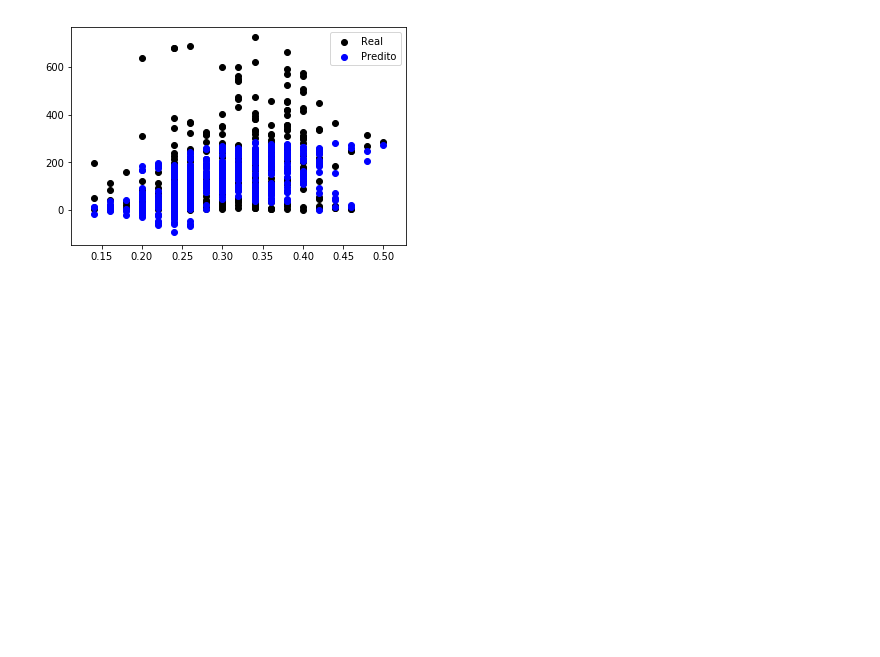
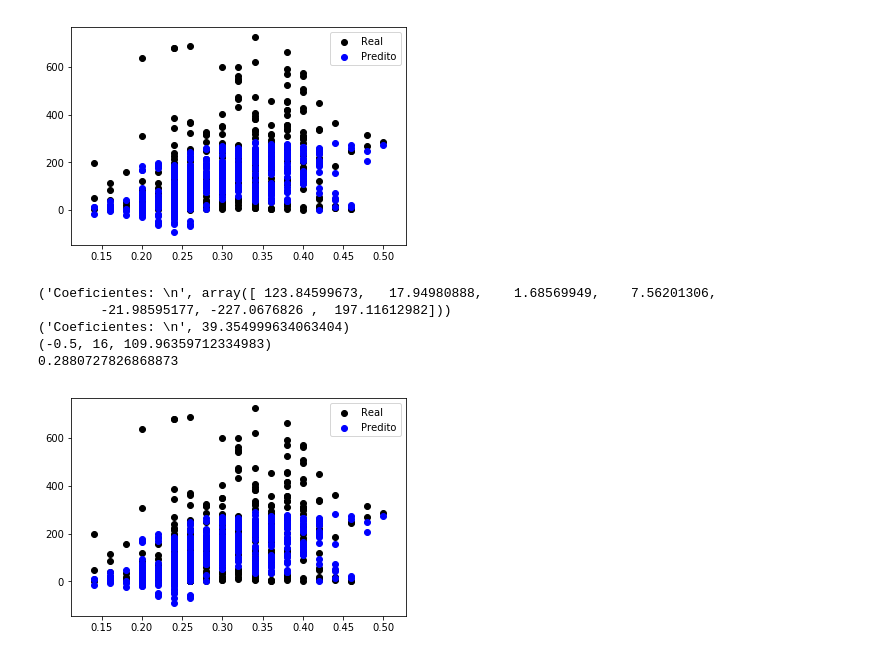
Before and after one commit to BrenoPeixotobr/topicosic, a Jupyter notebook: regressao/atividade_aula4_breno.ipynb, the cells around one changed output. Drawn from its saved outputs; the diff is of its cells as text; code cells hidden in the pictures; blank space fills up the shorter version.

```diff
--- a/regressao/atividade_aula4_breno.ipynb
+++ b/regressao/atividade_aula4_breno.ipynb
@@ -395,3 +395,53 @@ print(r2_5)
 (-0.5, 16, 106.79311646863681)
 0.28554638571284063
 [figure]
+# %%
+X6 = tabela[["temp","season","weekday","hr","holiday","hum","atemp"]]
+#separa dados de treinamento do modelo linear e dados para validação do modelo
+#inclui o modulo de regressão l
+#separa em dois conjuntos, um para treinamento e outro para validação (20 últimos)
+X_t6 = X6[:-500]
+X_v6 = X6[-500:]
+#print(X_t["RM"])
+y_t6 = tabela["cnt"][:-500]
+y_v6 = tabela["cnt"][-500:]
+
+regr6 = linear_model.LinearRegression()
+
+# treina o modelo
+regr6.fit(X_t6, y_t6)
+
+# faz a predição
+y_pred6 = regr6.predict(X_v6)
+
+# coeficientes a
+print('Coeficientes: \n', regr6.coef_)
+#intercepto b
+print('Coeficientes: \n', regr6.intercept_)
+#y = 5.10*RM + -0.65*LSTAT + -1.24
+
+#prediz manualmente os valores com base nos coeficientes encontrados na regressao
+y_teste6 = 5.10*X_v6["temp"] - 0.65*X_v6["hr"]- 1.24
+
+#exibe o valor predito manualmente y_teste, que começa de 486
+#exibe o valor real y_t
+#exibe o valor predito pela regressão linear
+
+#print(y_teste)
+print(y_teste6[16879], y_t6[0],y_pred6[0])
+
+#plota todos os valores de validação
+plt.scatter(X_v6["temp"], y_v6,  color='black')
+plt.scatter(X_v6["temp"], y_pred6, color='blue')
+plt.legend(["Real", "Predito"])
+
+#R^2 ajustado
+r2_6=regr6.score(X_v6,y_v6)
+print(r2_6)
+# %% [output]
+('Coeficientes: \n', array([ 123.84599673,   17.94980888,    1.68569949,    7.56201306,
+        -21.98595177, -227.0676826 ,  197.11612982]))
+('Coeficientes: \n', 39.354999634063404)
+(-0.5, 16, 109.96359712334983)
+0.2880727826868873
+[figure, added]
```
